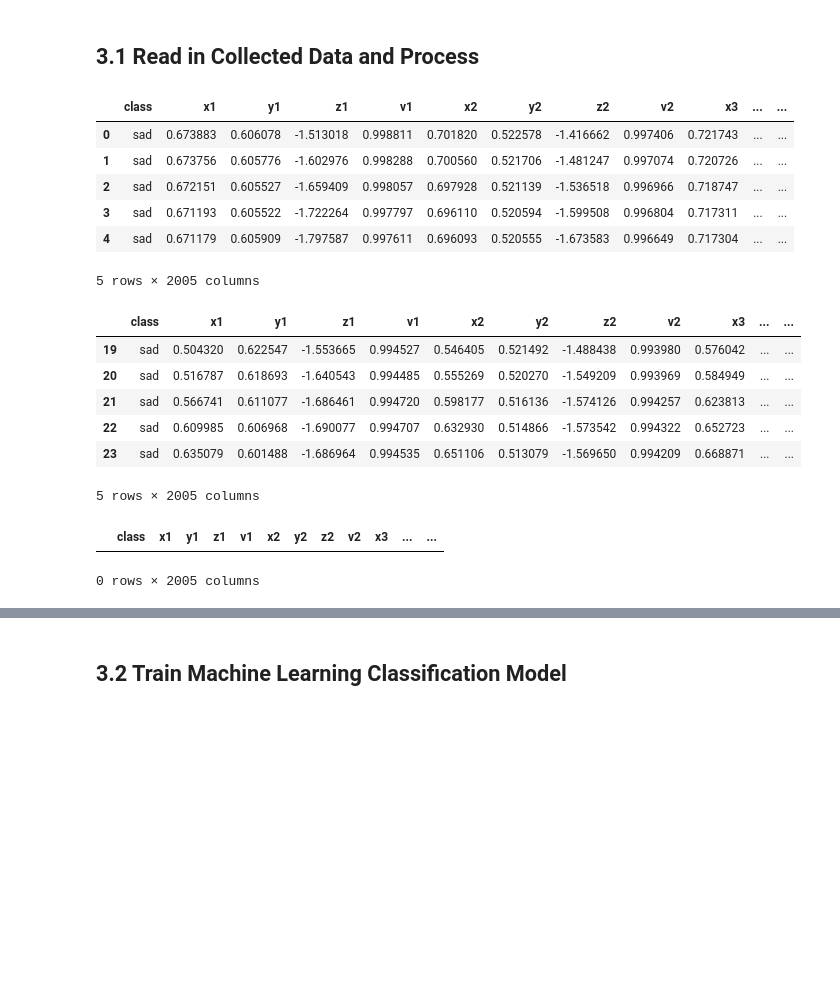
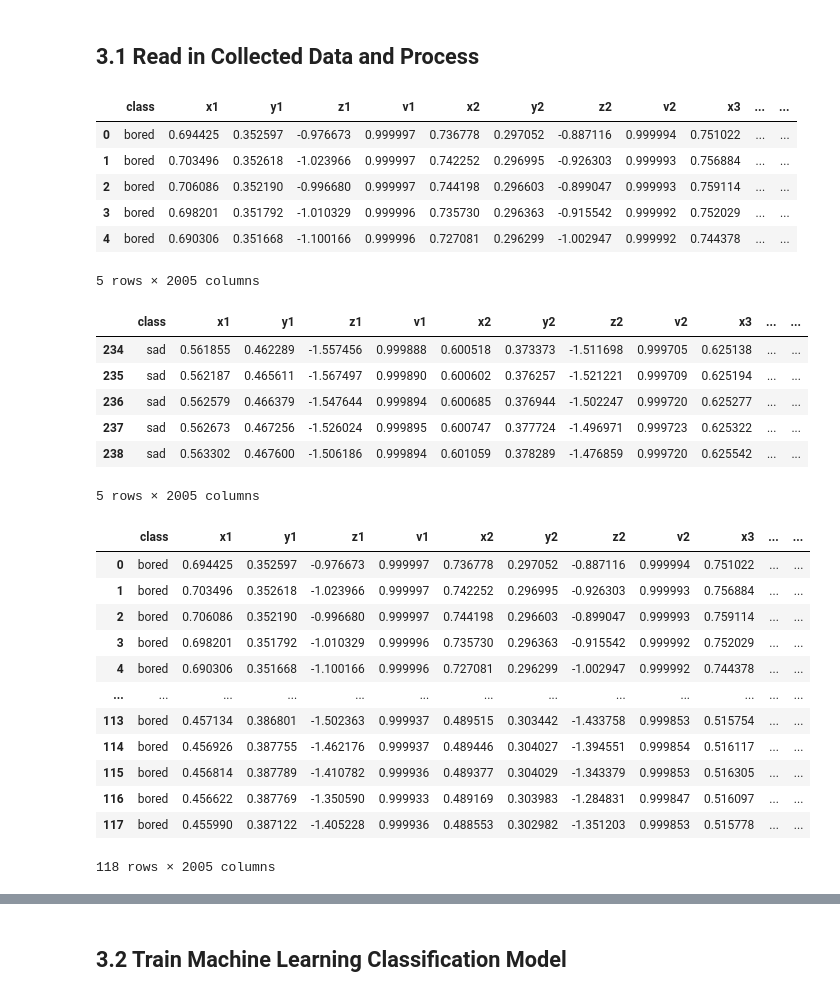
Before and after one commit to DominicOcharo/AIandML, a Jupyter notebook: Body Language Detection with mediapipe/Main Body Language Decoder.ipynb, the cells around one changed output, grey strips where cells are left out. Drawn from its saved outputs; the diff is of its cells as text; code cells hidden in the pictures; blank space fills up the shorter version.

```diff
--- a/Body Language Detection with mediapipe/Main Body Language Decoder.ipynb
+++ b/Body Language Detection with mediapipe/Main Body Language Decoder.ipynb
@@ -312,32 +312,43 @@ cv2.destroyAllWindows()
 import pandas as pd
 from sklearn.model_selection import train_test_split
 # %%
-df = pd.read_csv('coords.csv')
+df = pd.read_csv('coords1.csv')
 # %%
 df.head()
 # %% [output]
 |  | class | x1 | y1 | z1 | v1 | x2 | y2 | z2 | v2 | x3 | ... | ... |
-| 0 | sad | 0.673883 | 0.606078 | -1.513018 | 0.998811 | 0.701820 | 0.522578 | -1.416662 | 0.997406 | 0.721743 | ... | ... |
-| 1 | sad | 0.673756 | 0.605776 | -1.602976 | 0.998288 | 0.700560 | 0.521706 | -1.481247 | 0.997074 | 0.720726 | ... | ... |
-| 2 | sad | 0.672151 | 0.605527 | -1.659409 | 0.998057 | 0.697928 | 0.521139 | -1.536518 | 0.996966 | 0.718747 | ... | ... |
-| 3 | sad | 0.671193 | 0.605522 | -1.722264 | 0.997797 | 0.696110 | 0.520594 | -1.599508 | 0.996804 | 0.717311 | ... | ... |
-| 4 | sad | 0.671179 | 0.605909 | -1.797587 | 0.997611 | 0.696093 | 0.520555 | -1.673583 | 0.996649 | 0.717304 | ... | ... |
+| 0 | bored | 0.694425 | 0.352597 | -0.976673 | 0.999997 | 0.736778 | 0.297052 | -0.887116 | 0.999994 | 0.751022 | ... | ... |
+| 1 | bored | 0.703496 | 0.352618 | -1.023966 | 0.999997 | 0.742252 | 0.296995 | -0.926303 | 0.999993 | 0.756884 | ... | ... |
+| 2 | bored | 0.706086 | 0.352190 | -0.996680 | 0.999997 | 0.744198 | 0.296603 | -0.899047 | 0.999993 | 0.759114 | ... | ... |
+| 3 | bored | 0.698201 | 0.351792 | -1.010329 | 0.999996 | 0.735730 | 0.296363 | -0.915542 | 0.999992 | 0.752029 | ... | ... |
+| 4 | bored | 0.690306 | 0.351668 | -1.100166 | 0.999996 | 0.727081 | 0.296299 | -1.002947 | 0.999992 | 0.744378 | ... | ... |
 5 rows × 2005 columns
 # %%
 df.tail()
 # %% [output]
 |  | class | x1 | y1 | z1 | v1 | x2 | y2 | z2 | v2 | x3 | ... | ... |
-| 19 | sad | 0.504320 | 0.622547 | -1.553665 | 0.994527 | 0.546405 | 0.521492 | -1.488438 | 0.993980 | 0.576042 | ... | ... |
-| 20 | sad | 0.516787 | 0.618693 | -1.640543 | 0.994485 | 0.555269 | 0.520270 | -1.549209 | 0.993969 | 0.584949 | ... | ... |
-| 21 | sad | 0.566741 | 0.611077 | -1.686461 | 0.994720 | 0.598177 | 0.516136 | -1.574126 | 0.994257 | 0.623813 | ... | ... |
-| 22 | sad | 0.609985 | 0.606968 | -1.690077 | 0.994707 | 0.632930 | 0.514866 | -1.573542 | 0.994322 | 0.652723 | ... | ... |
-| 23 | sad | 0.635079 | 0.601488 | -1.686964 | 0.994535 | 0.651106 | 0.513079 | -1.569650 | 0.994209 | 0.668871 | ... | ... |
+| 234 | sad | 0.561855 | 0.462289 | -1.557456 | 0.999888 | 0.600518 | 0.373373 | -1.511698 | 0.999705 | 0.625138 | ... | ... |
+| 235 | sad | 0.562187 | 0.465611 | -1.567497 | 0.999890 | 0.600602 | 0.376257 | -1.521221 | 0.999709 | 0.625194 | ... | ... |
+| 236 | sad | 0.562579 | 0.466379 | -1.547644 | 0.999894 | 0.600685 | 0.376944 | -1.502247 | 0.999720 | 0.625277 | ... | ... |
+| 237 | sad | 0.562673 | 0.467256 | -1.526024 | 0.999895 | 0.600747 | 0.377724 | -1.496971 | 0.999723 | 0.625322 | ... | ... |
+| 238 | sad | 0.563302 | 0.467600 | -1.506186 | 0.999894 | 0.601059 | 0.378289 | -1.476859 | 0.999720 | 0.625542 | ... | ... |
 5 rows × 2005 columns
 # %%
-df[df['class']=='wave']
+df[df['class']=='bored']
 # %% [output]
 |  | class | x1 | y1 | z1 | v1 | x2 | y2 | z2 | v2 | x3 | ... | ... |
+| 0 | bored | 0.694425 | 0.352597 | -0.976673 | 0.999997 | 0.736778 | 0.297052 | -0.887116 | 0.999994 | 0.751022 | ... | ... |
+| 1 | bored | 0.703496 | 0.352618 | -1.023966 | 0.999997 | 0.742252 | 0.296995 | -0.926303 | 0.999993 | 0.756884 | ... | ... |
+| 2 | bored | 0.706086 | 0.352190 | -0.996680 | 0.999997 | 0.744198 | 0.296603 | -0.899047 | 0.999993 | 0.759114 | ... | ... |
+| 3 | bored | 0.698201 | 0.351792 | -1.010329 | 0.999996 | 0.735730 | 0.296363 | -0.915542 | 0.999992 | 0.752029 | ... | ... |
+| 4 | bored | 0.690306 | 0.351668 | -1.100166 | 0.999996 | 0.727081 | 0.296299 | -1.002947 | 0.999992 | 0.744378 | ... | ... |
+| ... | ... | ... | ... | ... | ... | ... | ... | ... | ... | ... | ... | ... |
+| 113 | bored | 0.457134 | 0.386801 | -1.502363 | 0.999937 | 0.489515 | 0.303442 | -1.433758 | 0.999853 | 0.515754 | ... | ... |
+| 114 | bored | 0.456926 | 0.387755 | -1.462176 | 0.999937 | 0.489446 | 0.304027 | -1.394551 | 0.999854 | 0.516117 | ... | ... |
+| 115 | bored | 0.456814 | 0.387789 | -1.410782 | 0.999936 | 0.489377 | 0.304029 | -1.343379 | 0.999853 | 0.516305 | ... | ... |
+| 116 | bored | 0.456622 | 0.387769 | -1.350590 | 0.999933 | 0.489169 | 0.303983 | -1.284831 | 0.999847 | 0.516097 | ... | ... |
+| 117 | bored | 0.455990 | 0.387122 | -1.405228 | 0.999936 | 0.488553 | 0.302982 | -1.351203 | 0.999853 | 0.515778 | ... | ... |
-0 rows × 2005 columns
+118 rows × 2005 columns
 # %%
 X = df.drop('class', axis=1) # features
 y = df['class'] # target value
```
Also changed, not shown: parts of 12 cells of this notebook, 4 other files.
